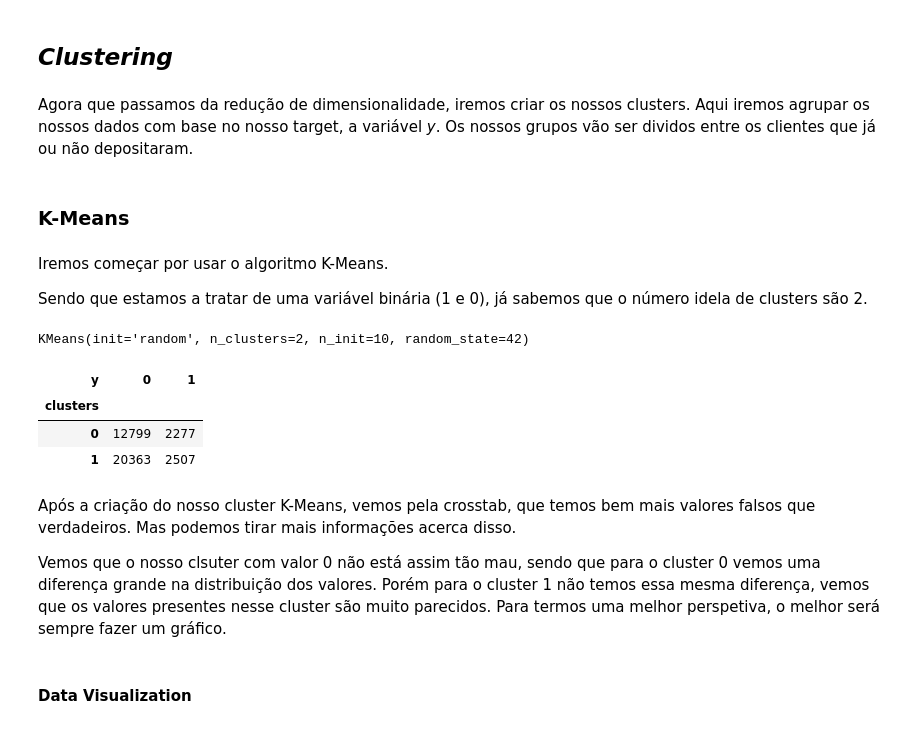
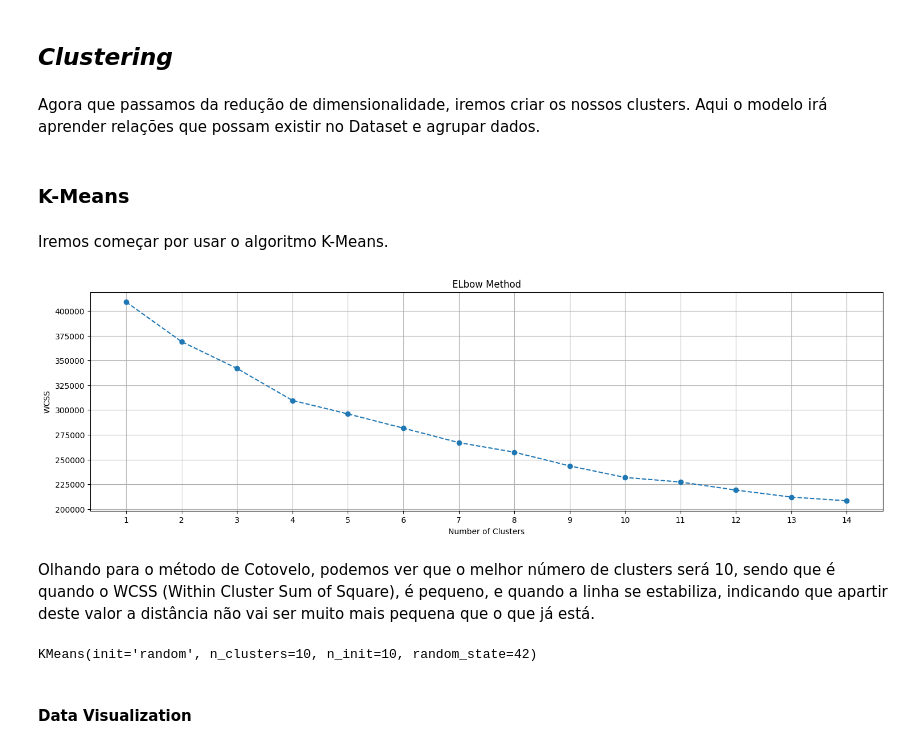
Before and after one commit to DiogoR23/ML_ADS, a Jupyter notebook: ML Project/ML_Analysis.ipynb, the cells around one changed output. Cells and saved outputs as stored; diff of their text form; code cells hidden in the pictures.

```diff
--- a/ML Project/ML_Analysis.ipynb
+++ b/ML Project/ML_Analysis.ipynb
@@ -1327,10 +1341,8 @@ A partir deste gráfico, podemos concluir que temos uma boa distinção dos noss
 # %% [markdown]
 ## *Clustering*
 # %% [markdown]
-Agora que passamos da redução de dimensionalidade, iremos criar os nossos clusters. Aqui iremos agrupar os nossos dados com base no nosso target, a variável *y*. Os nossos grupos vão ser dividos entre os clientes que já ou não depositaram.
+Agora que passamos da redução de dimensionalidade, iremos criar os nossos clusters. Aqui o modelo irá aprender relações que possam existir no Dataset e agrupar dados.
 # %% [markdown]
 ### **K-Means**
-# %% [markdown]
-Iremos começar por usar o algoritmo K-Means.
-
-Sendo que estamos a tratar de uma variável binária (1 e 0), já sabemos que o número idela de clusters são 2.
+# %% [markdown]
+Iremos começar por usar o algoritmo K-Means.
@@ -1337,30 +1362,30 @@ Sendo que estamos a tratar de uma variável binária (1 e 0), já sabemos que o
+# %%
+# Plotting Elbow Method
+plt.figure(figsize=(18,5))
+plt.plot(range(1, 15), wcss, marker='o', linestyle='--')
+plt.title("ELbow Method")
+plt.xlabel("Number of Clusters")
+plt.ylabel("WCSS")
+plt.grid(True)
+plt.xticks(range(1, 15))
+plt.show()
+# %% [output]
+[figure, added]
+# %% [markdown]
+Olhando para o método de Cotovelo, podemos ver que o melhor número de clusters será 10, sendo que é quando o WCSS (Within Cluster Sum of Square), é pequeno, e quando a linha se estabiliza, indicando que apartir deste valor a distância não vai ser muito mais pequena que o que já está.
 # %%
-from sklearn.cluster import KMeans
-
-kmeans_random = KMeans(
+# Creating Kmeans cluster
+kmeans_bank = KMeans(
     init='random',
-    n_clusters=2,
+    n_clusters=10,
     n_init=10,
     max_iter=300,
     random_state=42
 )
 
-kmeans_random.fit(bank_scaled)
+kmeans_bank.fit(bank_scaled)
 # %% [output]
-KMeans(init='random', n_clusters=2, n_init=10, random_state=42)
+KMeans(init='random', n_clusters=10, n_init=10, random_state=42)
-# %%
-labels_random = kmeans_random.labels_
-
-pd.crosstab(labels_random, bank['y'], rownames=['clusters'])
-# %% [output]
-| y | 0 | 1 |
-| clusters |  |  |
-| 0 | 12799 | 2277 |
-| 1 | 20363 | 2507 |
-# %% [markdown]
-Após a criação do nosso cluster K-Means, vemos pela crosstab, que temos bem mais valores falsos que verdadeiros. Mas podemos tirar mais informações acerca disso.
-
-Vemos que o nosso clsuter com valor 0 não está assim tão mau, sendo que para o cluster 0 vemos uma diferença grande na distribuição dos valores. Porém para o cluster 1 não temos essa mesma diferença, vemos que os valores presentes nesse cluster são muito parecidos. Para termos uma melhor perspetiva, o melhor será sempre fazer um gráfico.
 # %% [markdown]
 #### **Data Visualization**
 # %%
```
Also changed, not shown: parts of 22 cells of this notebook.
